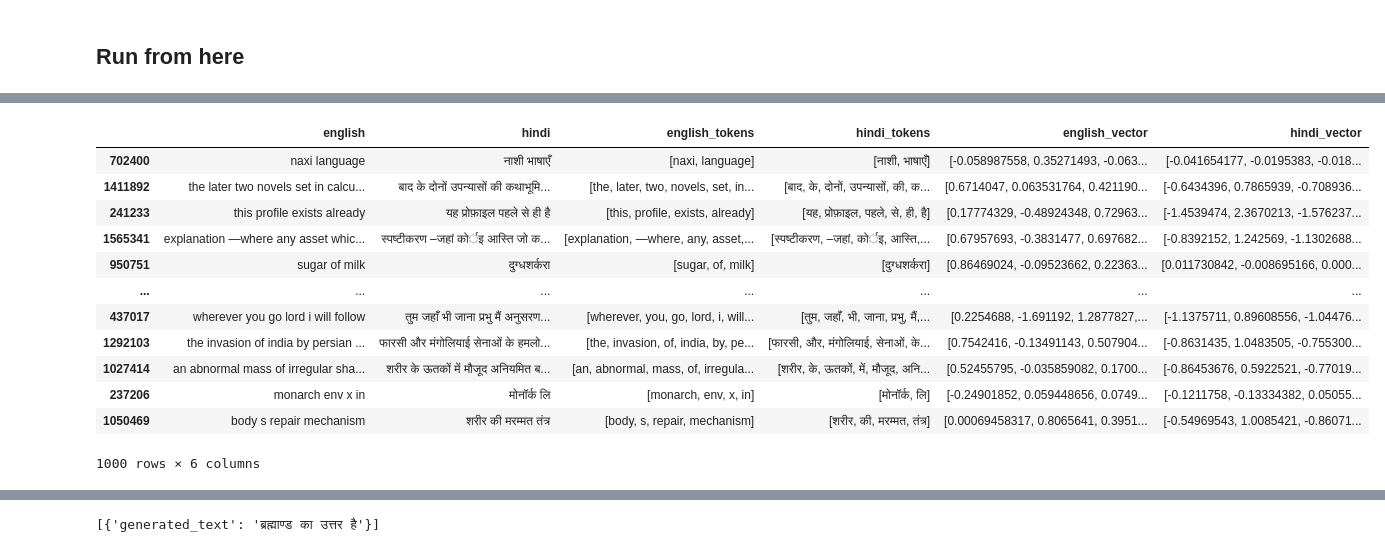
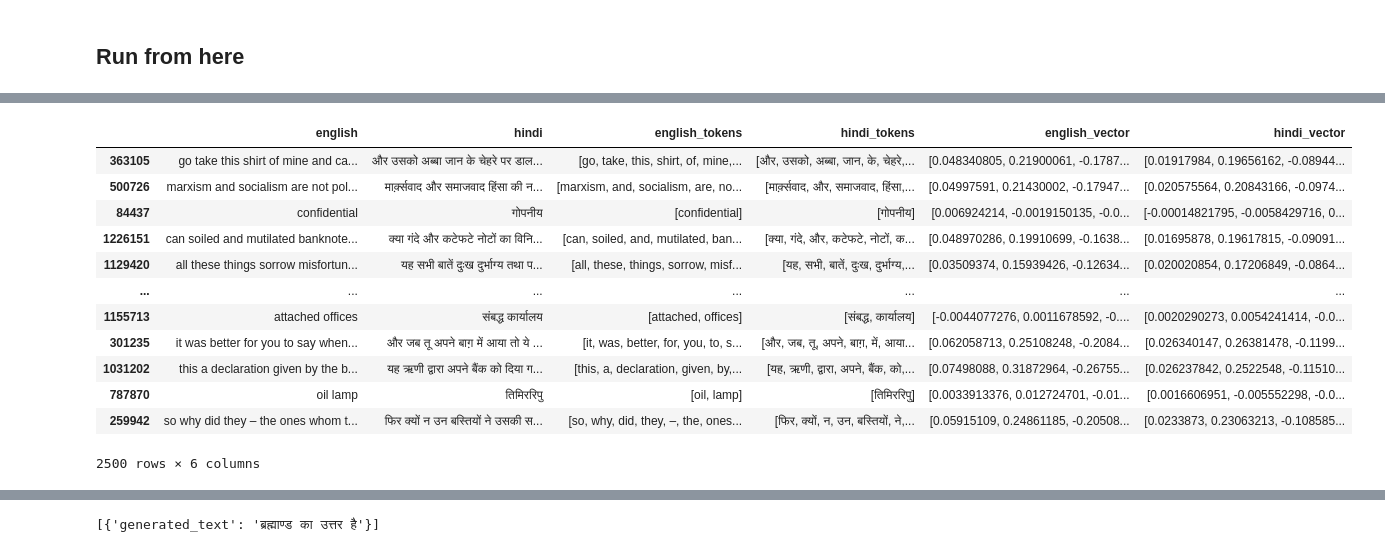
Before and after one commit to Vishesh-Giyanani/NLP-Project-SemX, a Jupyter notebook: nlp-ass.ipynb, the cells around one changed output, grey strips where cells are left out. Cells and saved outputs as stored; diff of their text form; code cells hidden in the pictures.

```diff
--- a/nlp-ass.ipynb
+++ b/nlp-ass.ipynb
@@ -67,6 +67,3 @@ df
 | 1659081 | The NDA family will work together... | एनडीए परिवार बिहार की प्रगति के ल... |
 | 1659082 | I assure all possible support fro... | बिहार के कल्याण के लिए केंद्र की ... |
 1439697 rows × 2 columns
-# %%
-df = pd.read_pickle("data.pkl")
-df
@@ -130,3 +97,5 @@ df
+# %%
+df = df.sample(2500)
 # %%
 stop_words = stopwords.words('english')
 
@@ -243,5 +212,2 @@ df3
 # %% [markdown]
 ## Run from here
-# %%
-df3 = df[:100000]
-df3
@@ -281,23 +222,23 @@ See the caveats in the documentation: https://pandas.pydata.org/pandas-docs/stab
 # %%
 english_vectors_padded = pad_sequences(df3['english_vector'].tolist(), maxlen=max_length_eng, padding='post', dtype='float32')
-english_vectors_padded = english_vectors_padded.reshape(-1, 1000, embedding_size)
+english_vectors_padded = english_vectors_padded.reshape(-1, 2500, embedding_size)
 
 hindi_vectors_padded = pad_sequences(df3['hindi_vector'].tolist(), maxlen=max_length_hin, padding='post', dtype='float32')
-hindi_vectors_padded = hindi_vectors_padded.reshape(-1, 1000, embedding_size)
+hindi_vectors_padded = hindi_vectors_padded.reshape(-1, 2500, embedding_size)
 
 df3
 # %% [output]
 |  | english | hindi | english_tokens | hindi_tokens | english_vector | hindi_vector |
-| 702400 | naxi language | नाशी भाषाएँ | [naxi, language] | [नाशी, भाषाएँ] | [-0.058987558, 0.35271493, -0.063... | [-0.041654177, -0.0195383, -0.018... |
-| 1411892 | the later two novels set in calcu... | बाद के दोनों उपन्यासों की कथाभूमि... | [the, later, two, novels, set, in... | [बाद, के, दोनों, उपन्यासों, की, क... | [0.6714047, 0.063531764, 0.421190... | [-0.6434396, 0.7865939, -0.708936... |
-| 241233 | this profile exists already | यह प्रोफ़ाइल पहले से ही है | [this, profile, exists, already] | [यह, प्रोफ़ाइल, पहले, से, ही, है] | [0.17774329, -0.48924348, 0.72963... | [-1.4539474, 2.3670213, -1.576237... |
-| 1565341 | explanation —where any asset whic... | स्पष्टीकरण –जहां कोर्इ आस्ति जो क... | [explanation, —where, any, asset,... | [स्पष्टीकरण, –जहां, कोर्इ, आस्ति,... | [0.67957693, -0.3831477, 0.697682... | [-0.8392152, 1.242569, -1.1302688... |
-| 950751 | sugar of milk | दुग्धशर्करा | [sugar, of, milk] | [दुग्धशर्करा] | [0.86469024, -0.09523662, 0.22363... | [0.011730842, -0.008695166, 0.000... |
+| 363105 | go take this shirt of mine and ca... | और उसको अब्बा जान के चेहरे पर डाल... | [go, take, this, shirt, of, mine,... | [और, उसको, अब्बा, जान, के, चेहरे,... | [0.048340805, 0.21900061, -0.1787... | [0.01917984, 0.19656162, -0.08944... |
+| 500726 | marxism and socialism are not pol... | मार्क़्सवाद और समाजवाद हिंसा की न... | [marxism, and, socialism, are, no... | [मार्क़्सवाद, और, समाजवाद, हिंसा,... | [0.04997591, 0.21430002, -0.17947... | [0.020575564, 0.20843166, -0.0974... |
+| 84437 | confidential | गोपनीय | [confidential] | [गोपनीय] | [0.006924214, -0.0019150135, -0.0... | [-0.00014821795, -0.0058429716, 0... |
+| 1226151 | can soiled and mutilated banknote... | क्या गंदे और कटेफटे नोटों का विनि... | [can, soiled, and, mutilated, ban... | [क्या, गंदे, और, कटेफटे, नोटों, क... | [0.048970286, 0.19910699, -0.1638... | [0.01695878, 0.19617815, -0.09091... |
+| 1129420 | all these things sorrow misfortun... | यह सभी बातें दुःख दुर्भाग्य तथा प... | [all, these, things, sorrow, misf... | [यह, सभी, बातें, दुःख, दुर्भाग्य,... | [0.03509374, 0.15939426, -0.12634... | [0.020020854, 0.17206849, -0.0864... |
 | ... | ... | ... | ... | ... | ... | ... |
-| 437017 | wherever you go lord i will follow | तुम जहाँ भी जाना प्रभु मैं अनुसरण... | [wherever, you, go, lord, i, will... | [तुम, जहाँ, भी, जाना, प्रभु, मैं,... | [0.2254688, -1.691192, 1.2877827,... | [-1.1375711, 0.89608556, -1.04476... |
-| 1292103 | the invasion of india by persian ... | फारसी और मंगोलियाई सेनाओं के हमलो... | [the, invasion, of, india, by, pe... | [फारसी, और, मंगोलियाई, सेनाओं, के... | [0.7542416, -0.13491143, 0.507904... | [-0.8631435, 1.0483505, -0.755300... |
-| 1027414 | an abnormal mass of irregular sha... | शरीर के ऊतकों में मौजूद अनियमित ब... | [an, abnormal, mass, of, irregula... | [शरीर, के, ऊतकों, में, मौजूद, अनि... | [0.52455795, -0.035859082, 0.1700... | [-0.86453676, 0.5922521, -0.77019... |
-| 237206 | monarch env x in | मोनॉर्क लि | [monarch, env, x, in] | [मोनॉर्क, लि] | [-0.24901852, 0.059448656, 0.0749... | [-0.1211758, -0.13334382, 0.05055... |
-| 1050469 | body s repair mechanism | शरीर की मरम्मत तंत्र | [body, s, repair, mechanism] | [शरीर, की, मरम्मत, तंत्र] | [0.00069458317, 0.8065641, 0.3951... | [-0.54969543, 1.0085421, -0.86071... |
+| 1155713 | attached offices | संबद्ध कार्यालय | [attached, offices] | [संबद्ध, कार्यालय] | [-0.0044077276, 0.0011678592, -0.... | [0.0020290273, 0.0054241414, -0.0... |
+| 301235 | it was better for you to say when... | और जब तू अपने बाग़ में आया तो ये ... | [it, was, better, for, you, to, s... | [और, जब, तू, अपने, बाग़, में, आया... | [0.062058713, 0.25108248, -0.2084... | [0.026340147, 0.26381478, -0.1199... |
+| 1031202 | this a declaration given by the b... | यह ऋणी द्वारा अपने बैंक को दिया ग... | [this, a, declaration, given, by,... | [यह, ऋणी, द्वारा, अपने, बैंक, को,... | [0.07498088, 0.31872964, -0.26755... | [0.026237842, 0.2522548, -0.11510... |
+| 787870 | oil lamp | तिमिररिपु | [oil, lamp] | [तिमिररिपु] | [0.0033913376, 0.012724701, -0.01... | [0.0016606951, -0.005552298, -0.0... |
+| 259942 | so why did they – the ones whom t... | फिर क्यों न उन बस्तियों ने उसकी स... | [so, why, did, they, –, the, ones... | [फिर, क्यों, न, उन, बस्तियों, ने,... | [0.05915109, 0.24861185, -0.20508... | [0.0233873, 0.23063213, -0.108585... |
-1000 rows × 6 columns
+2500 rows × 6 columns
 # %%
```
Also changed, not shown: parts of 15 cells of this notebook, 5 other files.
